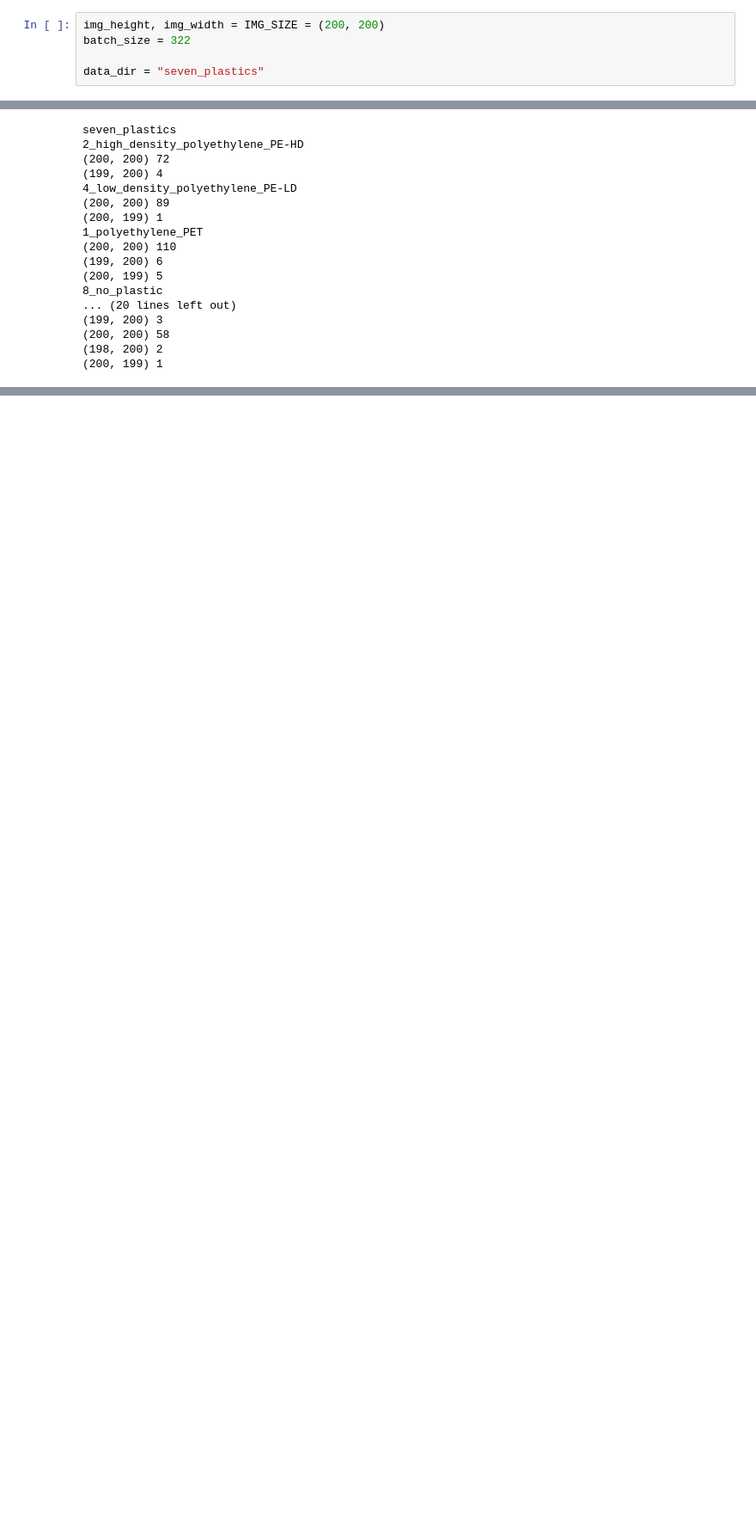
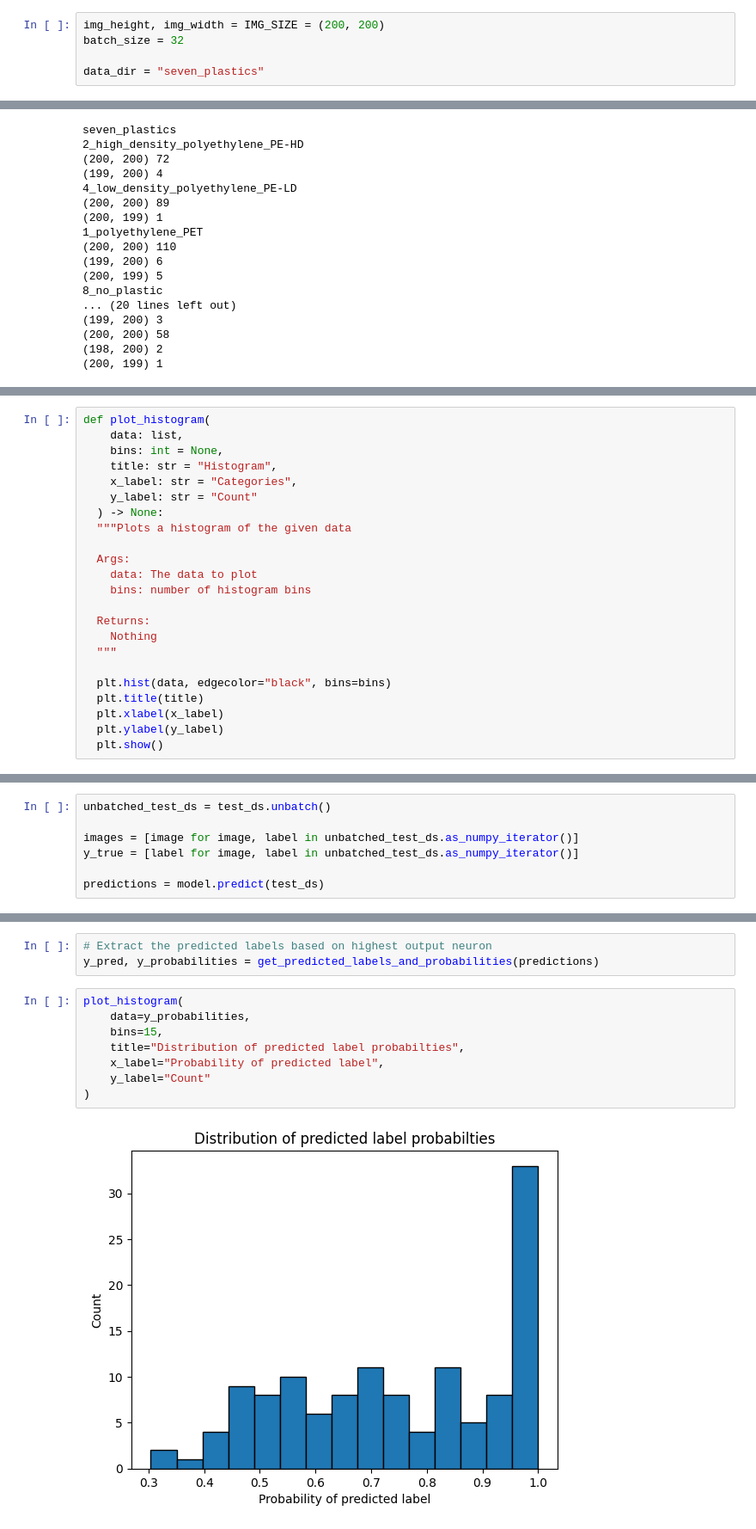
Before and after one commit to rupali-p/recycling-app, a Jupyter notebook: Tammy_ML_Experiments.ipynb, the cells around one changed output, grey strips where cells are left out. Shown at 86% size. Saved outputs shown, nothing was run; the diff lists cells and outputs as text; blank space fills up the shorter version.

```diff
--- a/Tammy_ML_Experiments.ipynb
+++ b/Tammy_ML_Experiments.ipynb
@@ -17,7 +18,7 @@ from tensorflow.keras.preprocessing import image_dataset_from_directory
 # !unzip resin_codes_zip.zip
 # %%
 img_height, img_width = IMG_SIZE = (200, 200)
-batch_size = 322
+batch_size = 32
 
 data_dir = "seven_plastics"
 # %% [markdown]
@@ -252,0 +299,23 @@ seven_plastics
+# %%
+def plot_histogram(
+    data: list,
+    bins: int = None,
+    title: str = "Histogram",
+    x_label: str = "Categories",
+    y_label: str = "Count"
+  ) -> None:
+  """Plots a histogram of the given data
+
+  Args:
+    data: The data to plot
+    bins: number of histogram bins
+
+  Returns:
+    Nothing
+  """
+
+  plt.hist(data, edgecolor="black", bins=bins)
+  plt.title(title)
+  plt.xlabel(x_label)
+  plt.ylabel(y_label)
+  plt.show()
@@ -252,0 +362,7 @@ seven_plastics
+# %%
+unbatched_test_ds = test_ds.unbatch()
+
+images = [image for image, label in unbatched_test_ds.as_numpy_iterator()]
+y_true = [label for image, label in unbatched_test_ds.as_numpy_iterator()]
+
+predictions = model.predict(test_ds)
@@ -252,0 +397,13 @@ seven_plastics
+# %%
+# Extract the predicted labels based on highest output neuron
+y_pred, y_probabilities = get_predicted_labels_and_probabilities(predictions)
+# %%
+plot_histogram(
+    data=y_probabilities,
+    bins=15,
+    title="Distribution of predicted label probabilties",
+    x_label="Probability of predicted label",
+    y_label="Count"
+)
+# %% [output]
+[figure, added]
```
Also changed, not shown: parts of 28 cells of this notebook.
